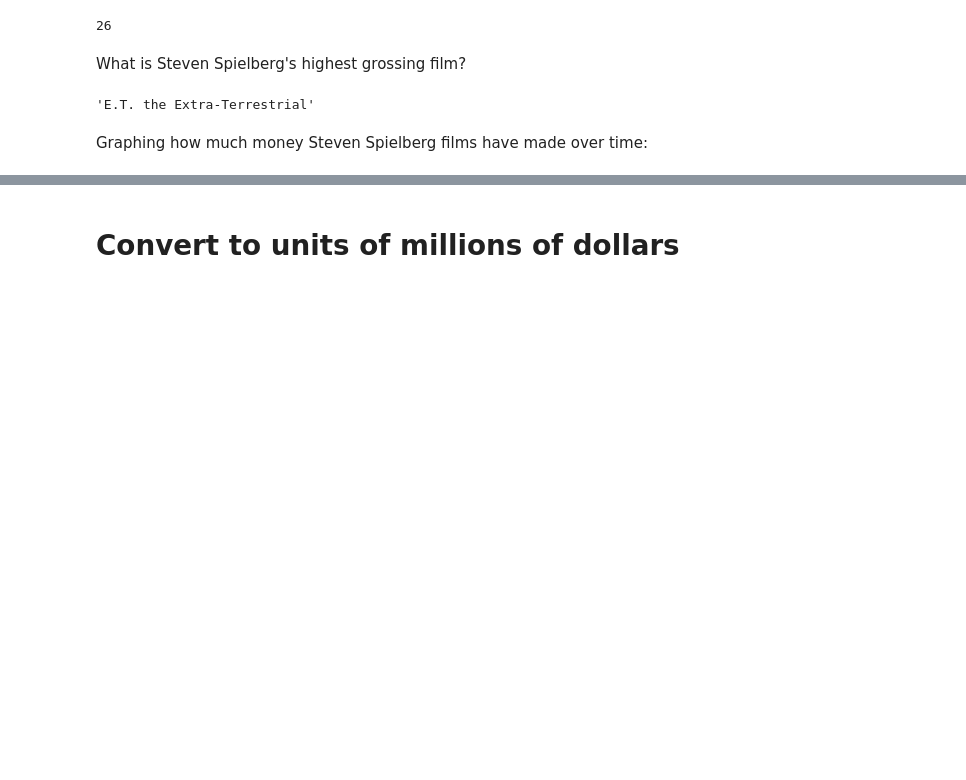
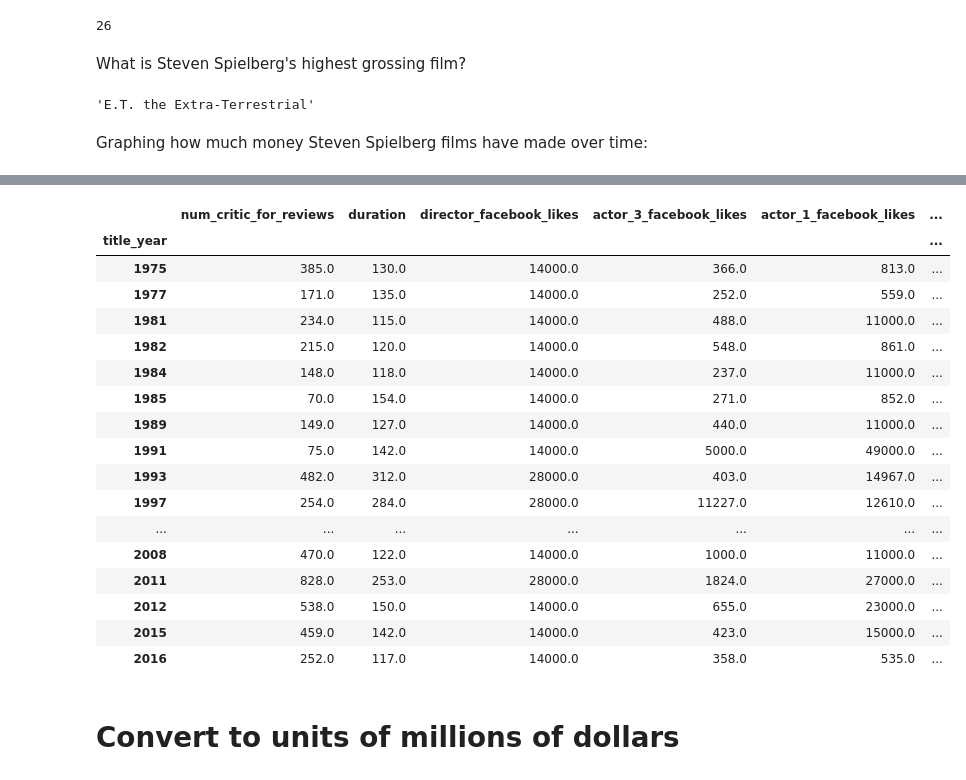
Before and after one commit to jonathanfrawley/data_analysis_and_machine_learning_course, a Jupyter notebook: slides/slides_02.ipynb, the cells around one changed output, grey strips where cells are left out. Drawn from its saved outputs; the diff is of its cells as text; code cells hidden in the pictures; blank space fills up the shorter version.

```diff
--- a/slides/slides_02.ipynb
+++ b/slides/slides_02.ipynb
@@ -181,3 +181,25 @@ spielberg_films_sorted.plot.bar(x='title_year', y='gross', style='o')
+# %%
+spielberg_films_by_title_year = spielberg_films.groupby('title_year').sum()
+spielberg_films_by_title_year
+# %% [output]
+|  | num_critic_for_reviews | duration | director_facebook_likes | actor_3_facebook_likes | actor_1_facebook_likes | ... |
+| title_year |  |  |  |  |  | ... |
+| 1975 | 385.0 | 130.0 | 14000.0 | 366.0 | 813.0 | ... |
+| 1977 | 171.0 | 135.0 | 14000.0 | 252.0 | 559.0 | ... |
+| 1981 | 234.0 | 115.0 | 14000.0 | 488.0 | 11000.0 | ... |
+| 1982 | 215.0 | 120.0 | 14000.0 | 548.0 | 861.0 | ... |
+| 1984 | 148.0 | 118.0 | 14000.0 | 237.0 | 11000.0 | ... |
+| 1985 | 70.0 | 154.0 | 14000.0 | 271.0 | 852.0 | ... |
+| 1989 | 149.0 | 127.0 | 14000.0 | 440.0 | 11000.0 | ... |
+| 1991 | 75.0 | 142.0 | 14000.0 | 5000.0 | 49000.0 | ... |
+| 1993 | 482.0 | 312.0 | 28000.0 | 403.0 | 14967.0 | ... |
+| 1997 | 254.0 | 284.0 | 28000.0 | 11227.0 | 12610.0 | ... |
+| ... | ... | ... | ... | ... | ... | ... |
+| 2008 | 470.0 | 122.0 | 14000.0 | 1000.0 | 11000.0 | ... |
+| 2011 | 828.0 | 253.0 | 28000.0 | 1824.0 | 27000.0 | ... |
+| 2012 | 538.0 | 150.0 | 14000.0 | 655.0 | 23000.0 | ... |
+| 2015 | 459.0 | 142.0 | 14000.0 | 423.0 | 15000.0 | ... |
+| 2016 | 252.0 | 117.0 | 14000.0 | 358.0 | 535.0 | ... |
 # %% [markdown]
 # Convert to units of millions of dollars
 # %%
```
Also changed, not shown: parts of 3 cells of this notebook.
